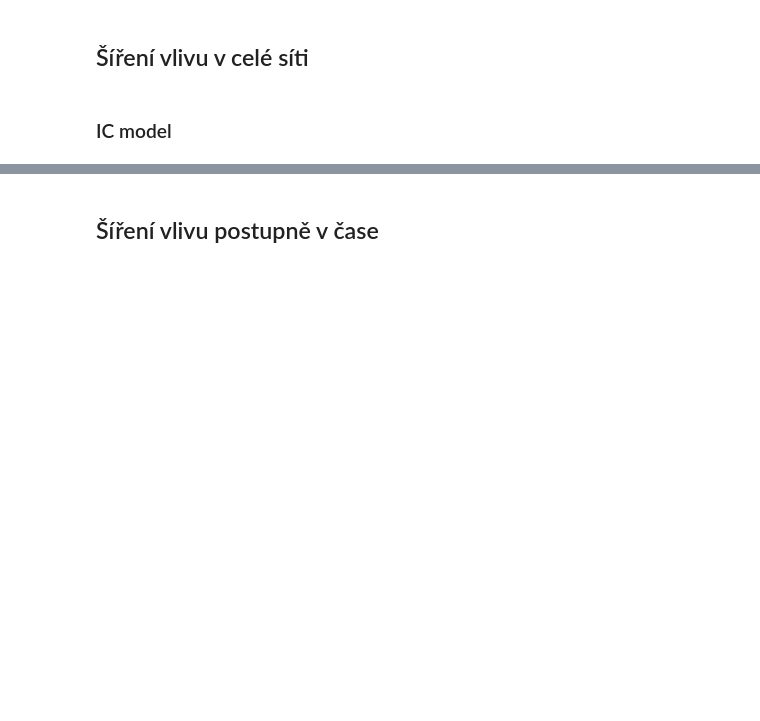
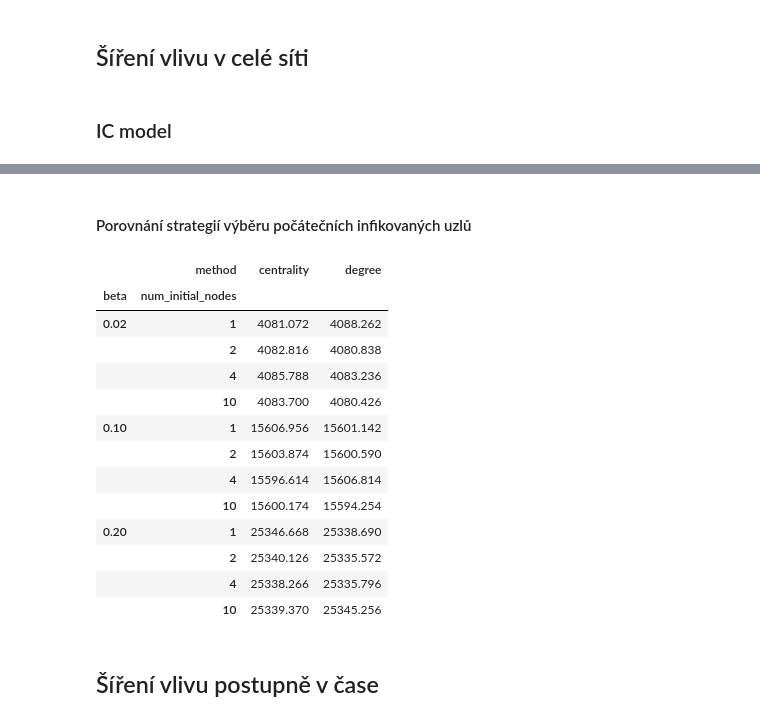
Before and after one commit to SLI0124/metody-analyzy-siti-ii, a Jupyter notebook: projects/data_analysis.ipynb, the cells around one changed output, grey strips where cells are left out. Cells and saved outputs as stored; diff of their text form; code cells hidden in the pictures; blank space fills up the shorter version.

```diff
--- a/projects/data_analysis.ipynb
+++ b/projects/data_analysis.ipynb
@@ -1531,3 +1571,28 @@ comparison_sir
 ## Šíření vlivu v celé síti
 # %% [markdown]
 ### IC model
+# %%
+def ic_simulation(G, start_nodes, beta, max_steps=50):
+    if isinstance(start_nodes, str):
+        start_nodes = [start_nodes]
+    active = set(start_nodes)
+    newly_active = set(start_nodes)
+    steps = 0
+    history = [len(active)]
+    while newly_active and steps < max_steps:
+        next_newly_active = set()
+        for node in newly_active:
+            for neighbor in G.neighbors(node):
+                if neighbor not in active and random.random() < beta:
+                    next_newly_active.add(neighbor)
+        active.update(next_newly_active)
+        newly_active = next_newly_active
+        history.append(len(active))
+        steps += 1
+        if len(active) == G.number_of_nodes():
+            break
+    return {
+        'final_active': len(active),
+        'steps': steps,
+        'history': history
+    }
@@ -1534,3 +1759,30 @@ comparison_sir
+# %% [markdown]
+#### Porovnání strategií výběru počátečních infikovaných uzlů
+# %%
+ic_df = pd.DataFrame(ic_results)
+results_df_ic = pd.DataFrame(ic_df)
+comparison_ic = results_df_ic.pivot_table(
+    index=['beta', 'num_initial_nodes'],
+    columns='method',
+    values='mean'
+)
+
+comparison_ic
+# %% [output]
+|  | method | centrality | degree |
+| beta | num_initial_nodes |  |  |
+| 0.02 | 1 | 4081.072 | 4088.262 |
+|  | 2 | 4082.816 | 4080.838 |
+|  | 4 | 4085.788 | 4083.236 |
+|  | 10 | 4083.700 | 4080.426 |
+| 0.10 | 1 | 15606.956 | 15601.142 |
+|  | 2 | 15603.874 | 15600.590 |
+|  | 4 | 15596.614 | 15606.814 |
+|  | 10 | 15600.174 | 15594.254 |
+| 0.20 | 1 | 25346.668 | 25338.690 |
+|  | 2 | 25340.126 | 25335.572 |
+|  | 4 | 25338.266 | 25335.796 |
+|  | 10 | 25339.370 | 25345.256 |
 # %% [markdown]
 ## Šíření vlivu postupně v čase
 # %% [markdown]
```
Also changed, not shown: parts of 20 cells of this notebook.
